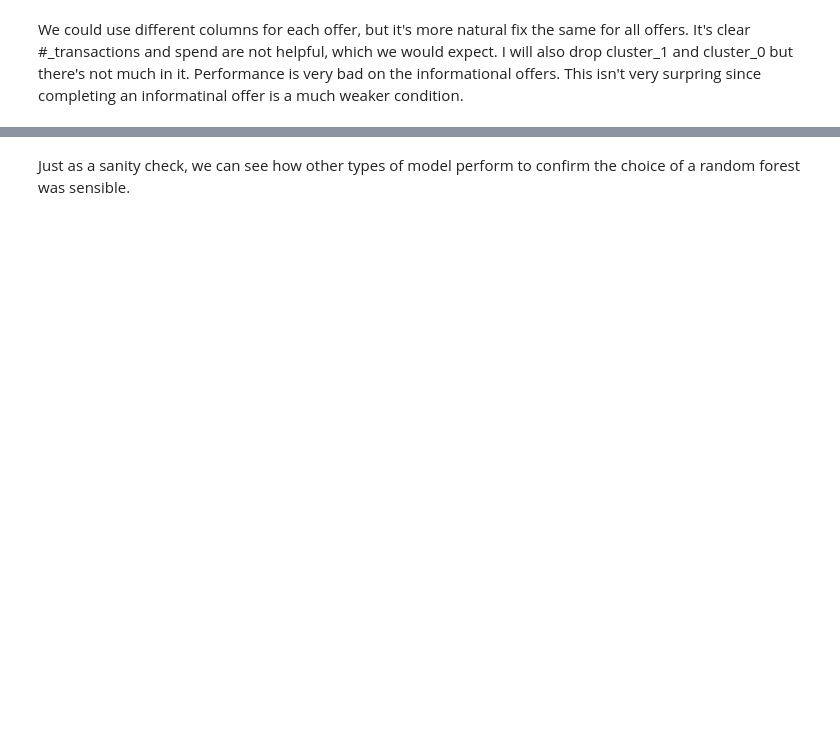
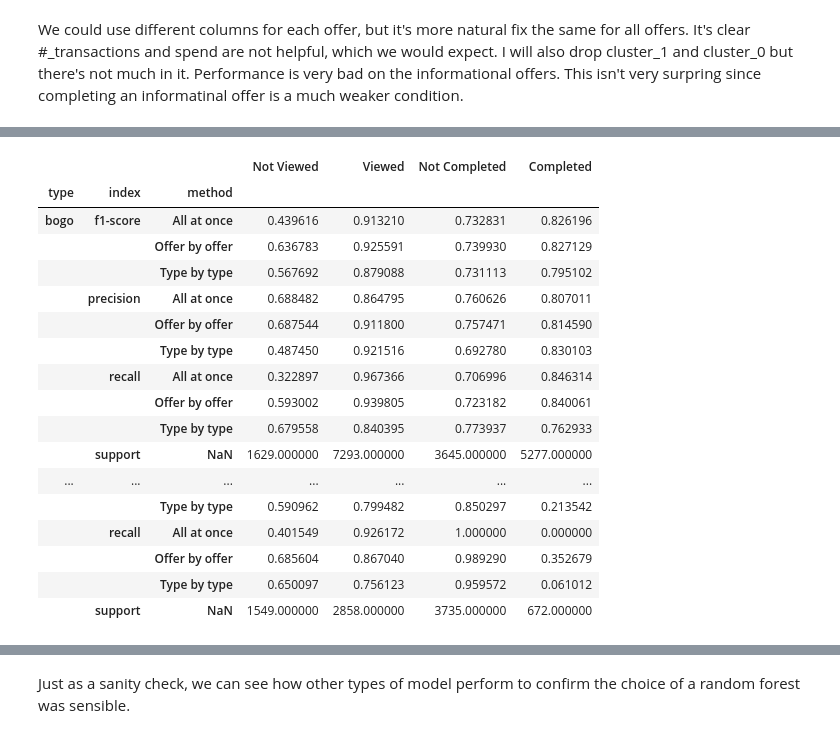
Before and after one commit to Stigant/Starbucks-Project, a Jupyter notebook: Starbucks_Capstone_notebook.ipynb, the cells around one changed output, grey strips where cells are left out. Cells and saved outputs as stored; diff of their text form; code cells hidden in the pictures; blank space fills up the shorter version.

```diff
--- a/Starbucks_Capstone_notebook.ipynb
+++ b/Starbucks_Capstone_notebook.ipynb
@@ -865,0 +954,9 @@ The all at once classification is noticeably worse. This is largely driven by it
+# %%
+y_pred_1by1=pd.concat([y for y in preds1.values()])
+y_actual_1by1=pd.concat([y for y in actuals1.values()])
+
+viewed_df=classification_df(y_actual_1by1['viewed'],y_pred_1by1['viewed'], target_names=['Not Viewed', 'Viewed'])
+completed_df=classification_df(y_actual_1by1['Completed'],y_pred_1by1['Completed'], target_names=['Not Completed', 'Completed'])
+report_df=pd.concat([viewed_df, completed_df], axis=1)
+report_df['method']='Offer by offer'
+res_df3=pd.concat([res_df3,report_df])
@@ -865,0 +979,49 @@ The all at once classification is noticeably worse. This is largely driven by it
+# %%
+for otype in offer_types:
+    y_pred_1by1=preds1[otype]
+    y_actual_1by1=actuals1[otype]
+
+    viewed_df=classification_df(y_actual_1by1['viewed'],y_pred_1by1['viewed'], target_names=['Not Viewed', 'Viewed'])
+    completed_df=classification_df(y_actual_1by1['Completed'],y_pred_1by1['Completed'], target_names=['Not Completed', 'Completed'])
+    report_df=pd.concat([viewed_df, completed_df], axis=1)
+    report_df['method']='Offer by offer'
+    report_df['type']=otype
+    res_df2=pd.concat([res_df2,report_df])
+# %%
+test_df=total_df.iloc[test]
+
+for otype in offer_types:
+    type_test = test_df[test_df.offer_type==otype].index
+    y_test=y_total.loc[type_test]
+    y_pred=y_pred_total.loc[type_test]
+
+    viewed_df=classification_df(y_test['viewed'],y_pred['viewed'], target_names=['Not Viewed', 'Viewed'])
+    completed_df=classification_df(y_test['Completed'],y_pred['Completed'], target_names=['Not Completed', 'Completed'])
+    report_df=pd.concat([viewed_df, completed_df], axis=1)
+    report_df['method']='All at once'
+    report_df['type']=otype
+    res_df2=pd.concat([res_df2,report_df])
+# %%
+res_df3.loc['support','method']=None
+res_df2.loc['support','method']=None
+# %%
+res_df2.reset_index().set_index(['type', 'index','method']).sort_index()
+# %% [output]
+|  |  |  | Not Viewed | Viewed | Not Completed | Completed |
+| type | index | method |  |  |  |  |
+| bogo | f1-score | All at once | 0.439616 | 0.913210 | 0.732831 | 0.826196 |
+|  |  | Offer by offer | 0.636783 | 0.925591 | 0.739930 | 0.827129 |
+|  |  | Type by type | 0.567692 | 0.879088 | 0.731113 | 0.795102 |
+|  | precision | All at once | 0.688482 | 0.864795 | 0.760626 | 0.807011 |
+|  |  | Offer by offer | 0.687544 | 0.911800 | 0.757471 | 0.814590 |
+|  |  | Type by type | 0.487450 | 0.921516 | 0.692780 | 0.830103 |
+|  | recall | All at once | 0.322897 | 0.967366 | 0.706996 | 0.846314 |
+|  |  | Offer by offer | 0.593002 | 0.939805 | 0.723182 | 0.840061 |
+|  |  | Type by type | 0.679558 | 0.840395 | 0.773937 | 0.762933 |
+|  | support | NaN | 1629.000000 | 7293.000000 | 3645.000000 | 5277.000000 |
+| ... | ... | ... | ... | ... | ... | ... |
+|  |  | Type by type | 0.590962 | 0.799482 | 0.850297 | 0.213542 |
+|  | recall | All at once | 0.401549 | 0.926172 | 1.000000 | 0.000000 |
+|  |  | Offer by offer | 0.685604 | 0.867040 | 0.989290 | 0.352679 |
+|  |  | Type by type | 0.650097 | 0.756123 | 0.959572 | 0.061012 |
+|  | support | NaN | 1549.000000 | 2858.000000 | 3735.000000 | 672.000000 |
```
Also changed, not shown: parts of 64 cells of this notebook.
